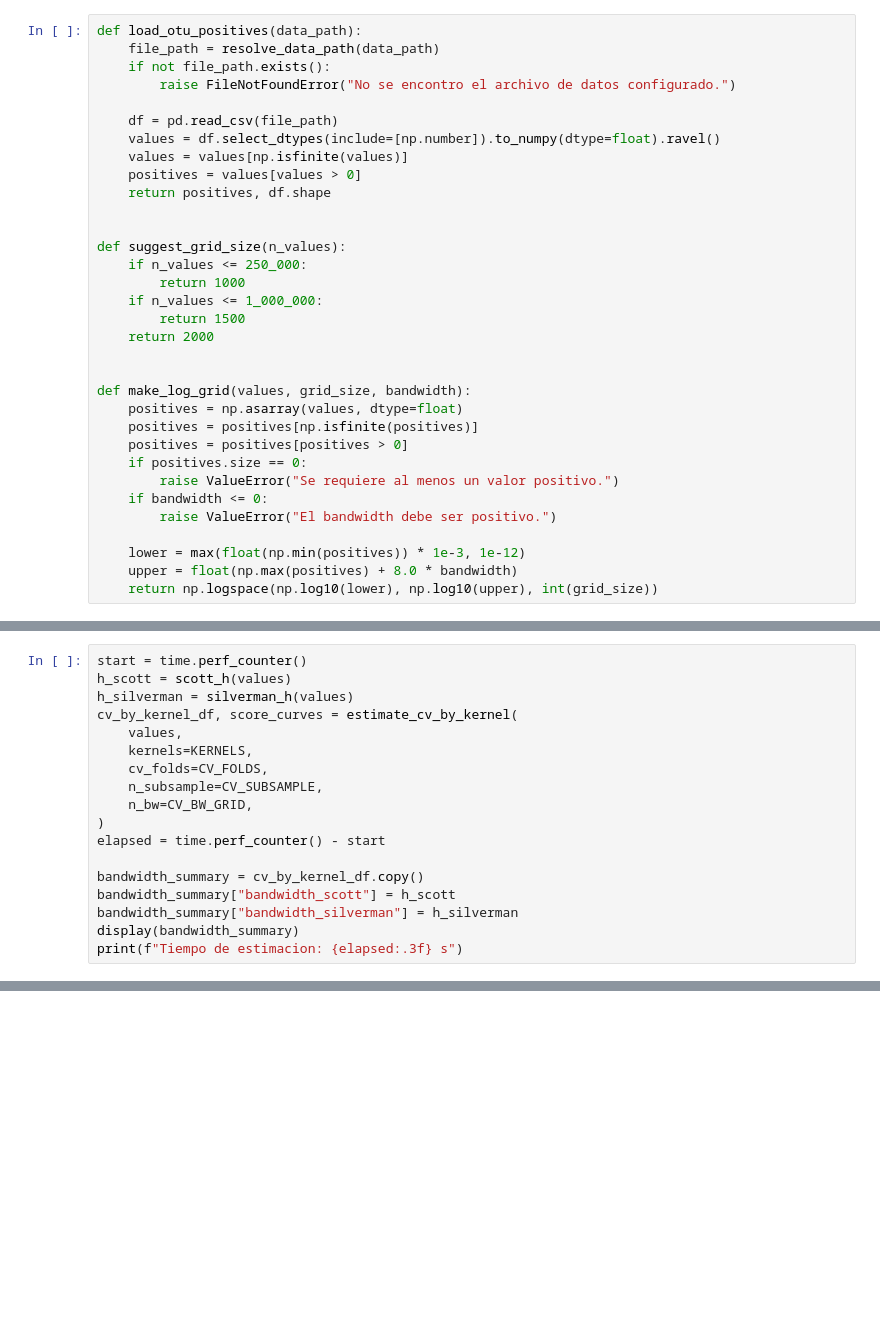
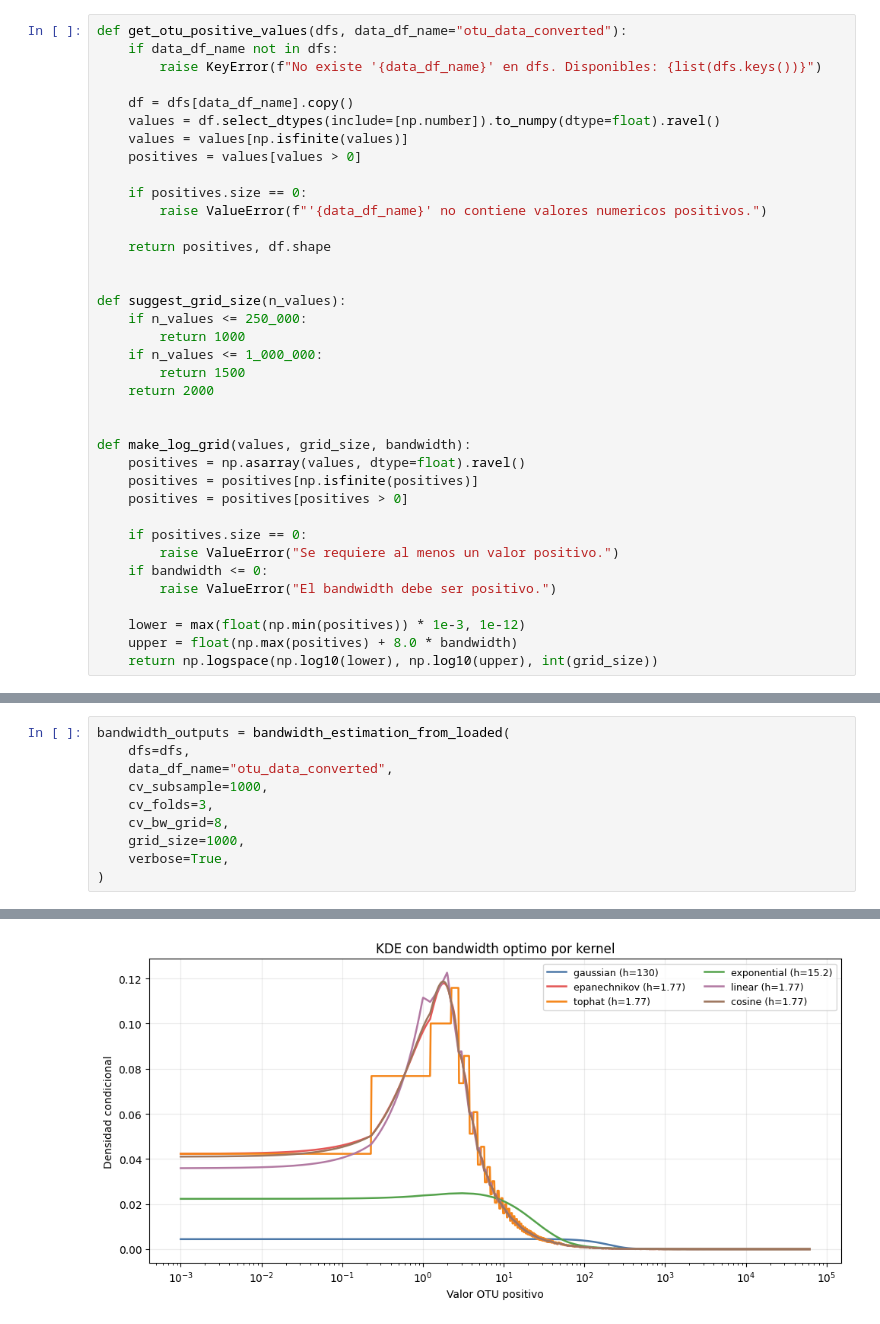
Before and after one commit to pudin2/Biostatistical_Toolkit, a Jupyter notebook: Kernel_Tests/Estimacion_Bandwidths.ipynb, the cells around one changed output, grey strips where cells are left out. Cells and saved outputs as stored; diff of their text form; blank space fills up the shorter version.

```diff
--- a/Kernel_Tests/Estimacion_Bandwidths.ipynb
+++ b/Kernel_Tests/Estimacion_Bandwidths.ipynb
@@ -28,13 +87,16 @@ def resolve_data_path(relative_path):
 # %%
-def load_otu_positives(data_path):
-    file_path = resolve_data_path(data_path)
-    if not file_path.exists():
-        raise FileNotFoundError("No se encontro el archivo de datos configurado.")
+def get_otu_positive_values(dfs, data_df_name="otu_data_converted"):
+    if data_df_name not in dfs:
+        raise KeyError(f"No existe '{data_df_name}' en dfs. Disponibles: {list(dfs.keys())}")
 
-    df = pd.read_csv(file_path)
+    df = dfs[data_df_name].copy()
     values = df.select_dtypes(include=[np.number]).to_numpy(dtype=float).ravel()
     values = values[np.isfinite(values)]
     positives = values[values > 0]
+
+    if positives.size == 0:
+        raise ValueError(f"'{data_df_name}' no contiene valores numericos positivos.")
+
     return positives, df.shape
 
 
@@ -47,9 +109,10 @@ def suggest_grid_size(n_values):
 
 
 def make_log_grid(values, grid_size, bandwidth):
-    positives = np.asarray(values, dtype=float)
+    positives = np.asarray(values, dtype=float).ravel()
     positives = positives[np.isfinite(positives)]
     positives = positives[positives > 0]
+
     if positives.size == 0:
         raise ValueError("Se requiere al menos un valor positivo.")
     if bandwidth <= 0:
@@ -316,18 +341,0 @@ display(summary)
-# %%
-start = time.perf_counter()
-h_scott = scott_h(values)
-h_silverman = silverman_h(values)
-cv_by_kernel_df, score_curves = estimate_cv_by_kernel(
-    values,
-    kernels=KERNELS,
-    cv_folds=CV_FOLDS,
-    n_subsample=CV_SUBSAMPLE,
-    n_bw=CV_BW_GRID,
-)
-elapsed = time.perf_counter() - start
-
-bandwidth_summary = cv_by_kernel_df.copy()
-bandwidth_summary["bandwidth_scott"] = h_scott
-bandwidth_summary["bandwidth_silverman"] = h_silverman
-display(bandwidth_summary)
-print(f"Tiempo de estimacion: {elapsed:.3f} s")
@@ -385,0 +455,11 @@ plt.show()
+# %%
+bandwidth_outputs = bandwidth_estimation_from_loaded(
+    dfs=dfs,
+    data_df_name="otu_data_converted",
+    cv_subsample=1000,
+    cv_folds=3,
+    cv_bw_grid=8,
+    grid_size=1000,
+    verbose=True,
+)
+# %% [output]
@@ -385,0 +487 @@ plt.show()
+[figure, added]
```
Also changed, not shown: parts of 12 cells of this notebook, 3 other files.
